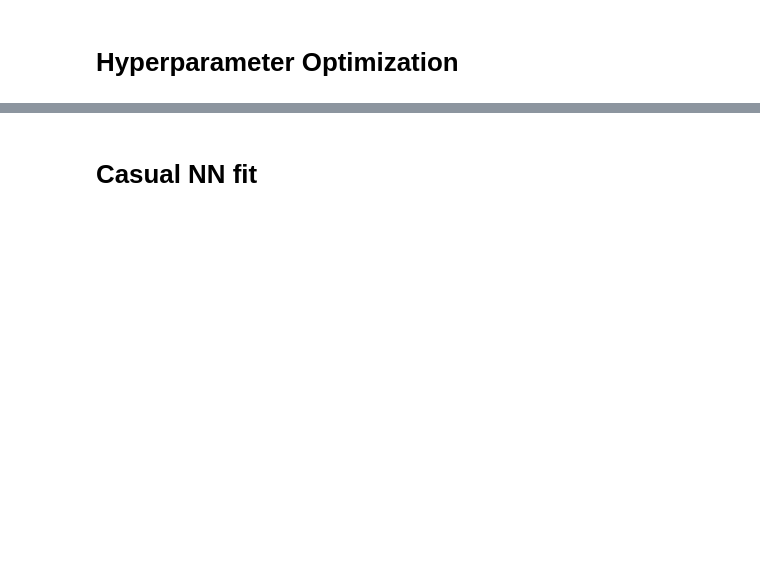
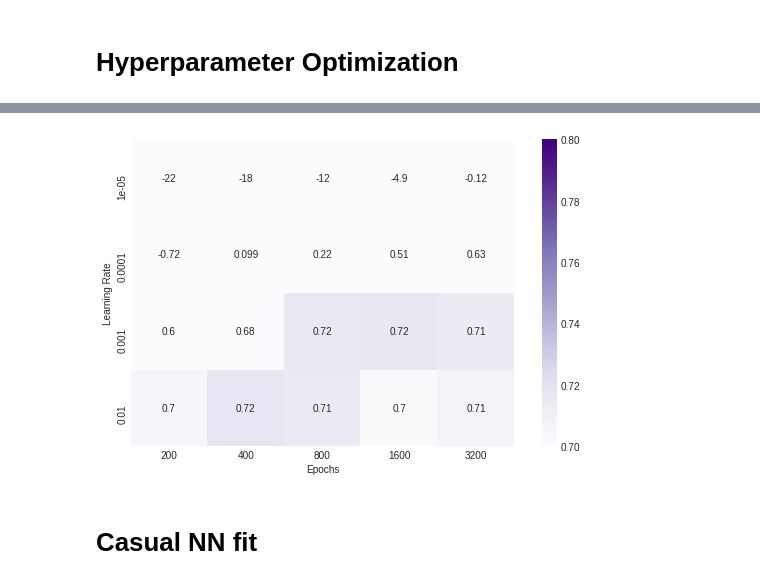
Before and after one commit to asdfbat/FYS-STK4155, a Jupyter notebook: Project2/src/world_happiness_NN_TF.ipynb, the cells around one changed output, grey strips where cells are left out. Cells and saved outputs as stored; diff of their text form; code cells hidden in the pictures; blank space fills up the shorter version.

```diff
--- a/Project2/src/world_happiness_NN_TF.ipynb
+++ b/Project2/src/world_happiness_NN_TF.ipynb
@@ -137,18 +199,20 @@ plt.savefig("../figs/WHR_TF_boxplot.pdf")
 # %%
-lrs = [0.0001, 0.001, 0.003]
-epochs = [100, 200, 400, 800]
-asdf = np.zeros((3,4))
-for i in range(3):
-    for j in range(4):
+epochs = [200, 400, 800, 1600, 3200]
+lrs = [0.01, 0.001, 0.0001, 0.00001]
+asdf = np.zeros((4,5))
+for i in range(4):
+    for j in range(5):
         asdf[i,j] = np.mean(hp_df[(hp_df["epochs"]==epochs[j]) & (hp_df["lr"]==lrs[i])]["r2_score"])
 # %%
 plt.figure(figsize=(8,5))
 sns.heatmap(asdf, annot=True, xticklabels=epochs, yticklabels=lrs, vmin=0.7, vmax=0.8, cmap="Purples", square=True)
-plt.ylim(0, 3)
+plt.ylim(0, 4)
 plt.ylabel("Learning Rate")
 plt.xlabel("Epochs")
 plt.tight_layout()
 #plt.savefig("../figs/CC_TF_lr_epoch_heatmap", bbox_inches="tight")
+# %% [output]
+[figure, added]
 # %% [markdown]
 # Casual NN fit
 # %%
```
Also changed, not shown: parts of 9 cells of this notebook, 1 other file.
